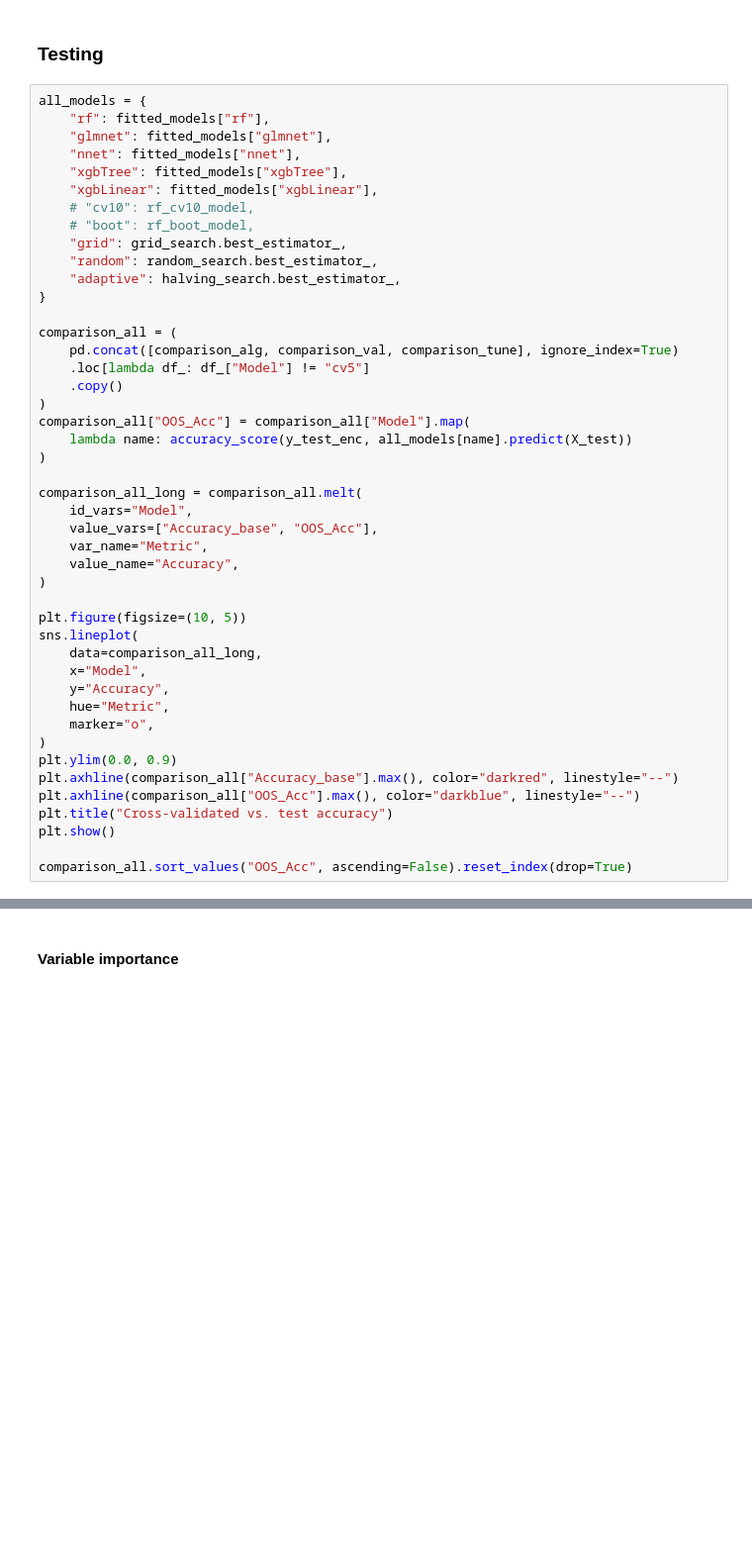
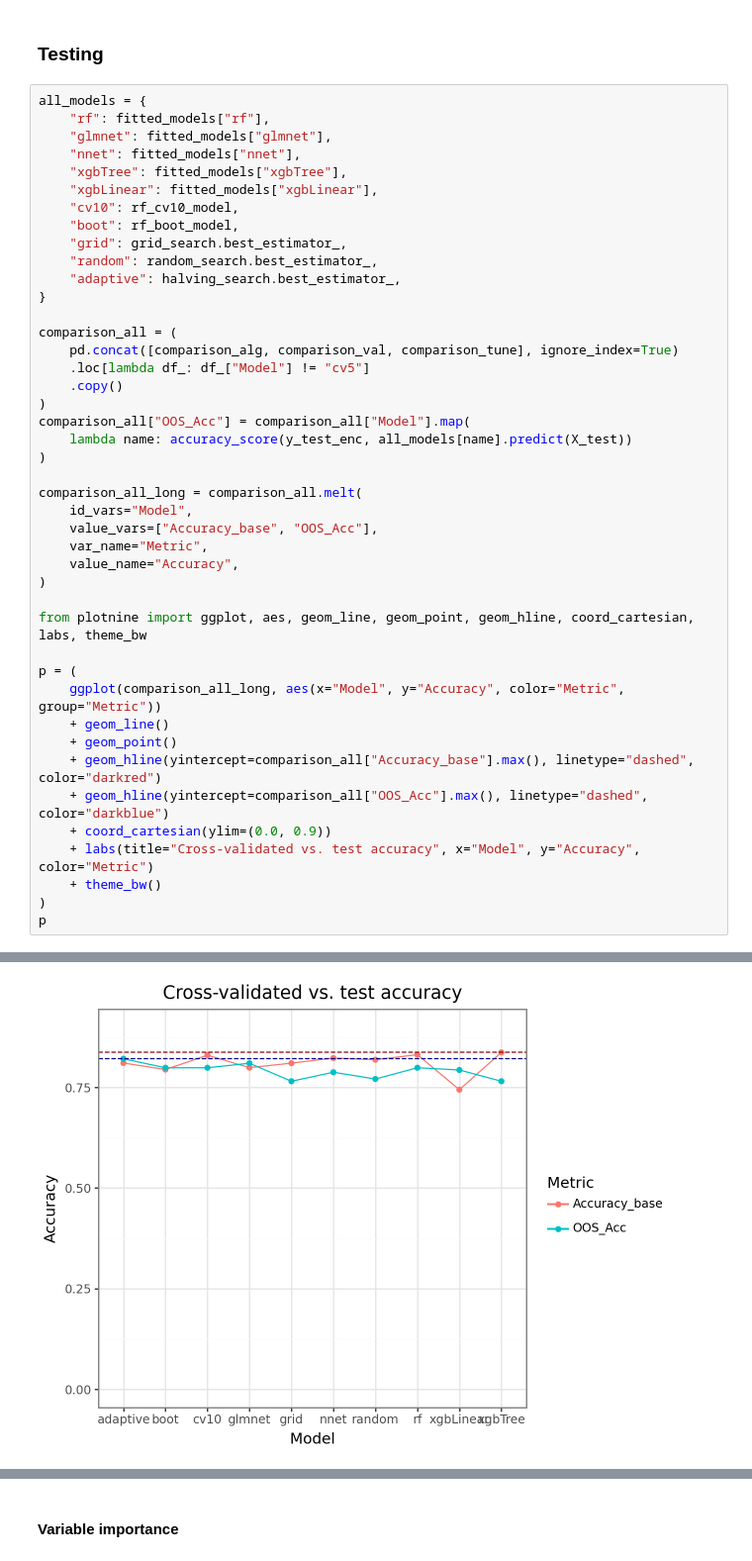
Before and after one commit to ha-pu/data_course, a Jupyter notebook: 4-machine_learning.ipynb, the cells around one changed output, grey strips where cells are left out. Shown: that part at 99% size. Saved outputs shown, nothing was run; the diff lists cells and outputs as text; blank space fills up the shorter version.

```diff
--- a/4-machine_learning.ipynb
+++ b/4-machine_learning.ipynb
@@ -722,8 +628,8 @@ all_models = {
     "nnet": fitted_models["nnet"],
     "xgbTree": fitted_models["xgbTree"],
     "xgbLinear": fitted_models["xgbLinear"],
-    # "cv10": rf_cv10_model,
-    # "boot": rf_boot_model,
+    "cv10": rf_cv10_model,
+    "boot": rf_boot_model,
     "grid": grid_search.best_estimator_,
     "random": random_search.best_estimator_,
     "adaptive": halving_search.best_estimator_,
@@ -745,19 +651,17 @@ comparison_all_long = comparison_all.melt(
     value_name="Accuracy",
 )
 
-plt.figure(figsize=(10, 5))
-sns.lineplot(
-    data=comparison_all_long,
-    x="Model",
-    y="Accuracy",
-    hue="Metric",
-    marker="o",
+from plotnine import ggplot, aes, geom_line, geom_point, geom_hline, coord_cartesian, labs, theme_bw
+
+p = (
+    ggplot(comparison_all_long, aes(x="Model", y="Accuracy", color="Metric", group="Metric"))
+    + geom_line()
+    + geom_point()
+    + geom_hline(yintercept=comparison_all["Accuracy_base"].max(), linetype="dashed", color="darkred")
+    + geom_hline(yintercept=comparison_all["OOS_Acc"].max(), linetype="dashed", color="darkblue")
+    + coord_cartesian(ylim=(0.0, 0.9))
+    + labs(title="Cross-validated vs. test accuracy", x="Model", y="Accuracy", color="Metric")
+    + theme_bw()
 )
-plt.ylim(0.0, 0.9)
-plt.axhline(comparison_all["Accuracy_base"].max(), color="darkred", linestyle="--")
-plt.axhline(comparison_all["OOS_Acc"].max(), color="darkblue", linestyle="--")
-plt.title("Cross-validated vs. test accuracy")
-plt.show()
-
-comparison_all.sort_values("OOS_Acc", ascending=False).reset_index(drop=True)
+p
 # %% [output]
@@ -764,0 +668 @@ NameError: name 'comparison_val' is not defined
+[figure, added]
```
Also changed, not shown: parts of 26 cells of this notebook.
